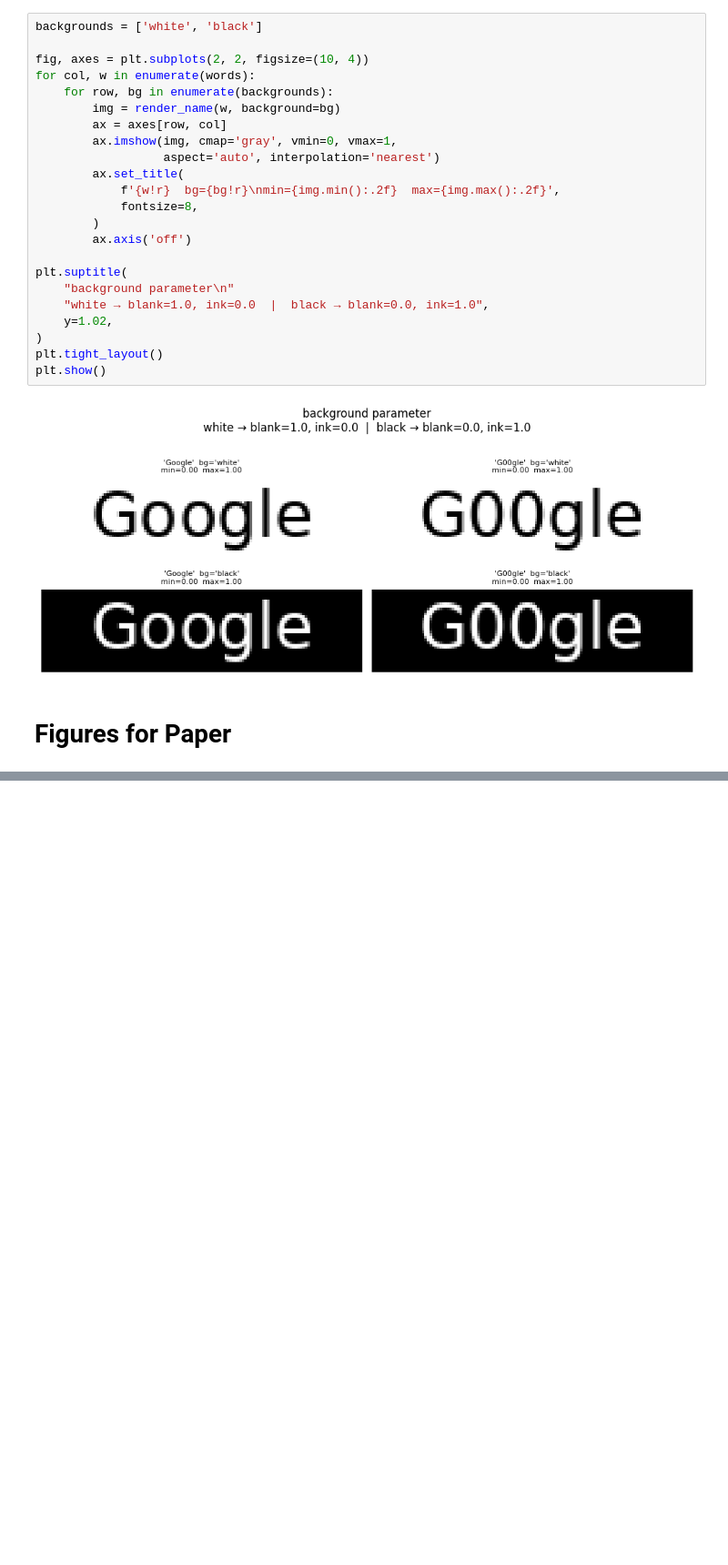
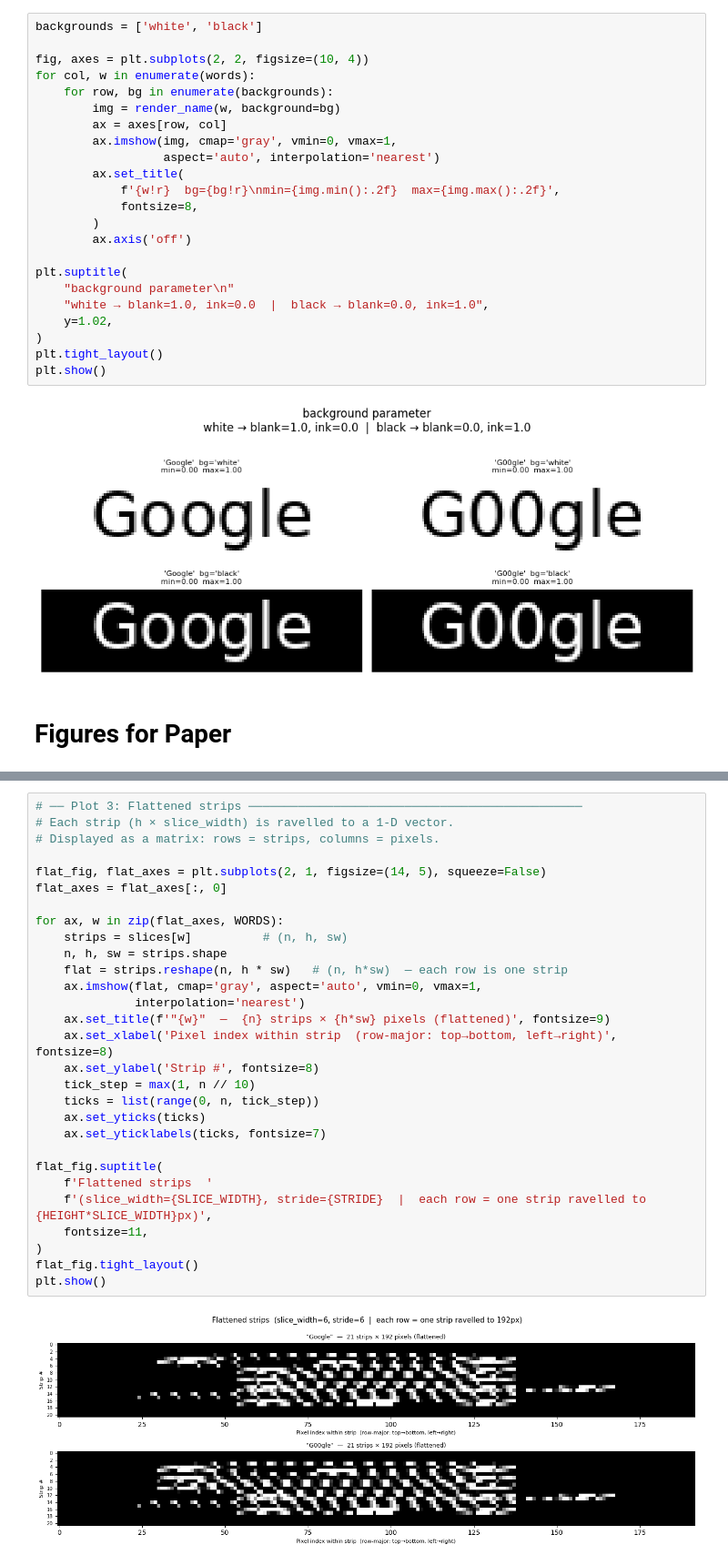
Before and after one commit to hailbee/fine-grained-homoglyph-detection, a Jupyter notebook: notebooks/explore.ipynb, the cells around one changed output, grey strips where cells are left out. Shown at 91% size. Cells and saved outputs as stored; diff of their text form; blank space fills up the shorter version.

```diff
--- a/notebooks/explore.ipynb
+++ b/notebooks/explore.ipynb
@@ -181,0 +262,31 @@ plt.show()
+# %%
+# ── Plot 3: Flattened strips ───────────────────────────────────────────────
+# Each strip (h × slice_width) is ravelled to a 1-D vector.
+# Displayed as a matrix: rows = strips, columns = pixels.
+
+flat_fig, flat_axes = plt.subplots(2, 1, figsize=(14, 5), squeeze=False)
+flat_axes = flat_axes[:, 0]
+
+for ax, w in zip(flat_axes, WORDS):
+    strips = slices[w]          # (n, h, sw)
+    n, h, sw = strips.shape
+    flat = strips.reshape(n, h * sw)   # (n, h*sw)  — each row is one strip
+    ax.imshow(flat, cmap='gray', aspect='auto', vmin=0, vmax=1,
+              interpolation='nearest')
+    ax.set_title(f'"{w}"  —  {n} strips × {h*sw} pixels (flattened)', fontsize=9)
+    ax.set_xlabel('Pixel index within strip  (row-major: top→bottom, left→right)', fontsize=8)
+    ax.set_ylabel('Strip #', fontsize=8)
+    tick_step = max(1, n // 10)
+    ticks = list(range(0, n, tick_step))
+    ax.set_yticks(ticks)
+    ax.set_yticklabels(ticks, fontsize=7)
+
+flat_fig.suptitle(
+    f'Flattened strips  '
+    f'(slice_width={SLICE_WIDTH}, stride={STRIDE}  |  each row = one strip ravelled to {HEIGHT*SLICE_WIDTH}px)',
+    fontsize=11,
+)
+flat_fig.tight_layout()
+plt.show()
+# %% [output]
+[figure, added]
```
Also changed, not shown: parts of 39 cells of this notebook, 9 other files.
